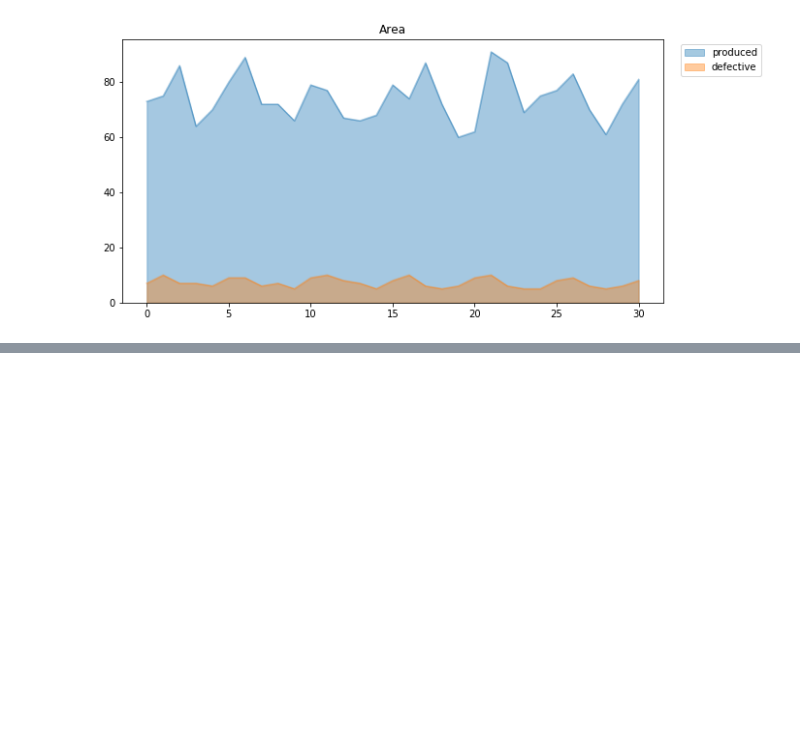
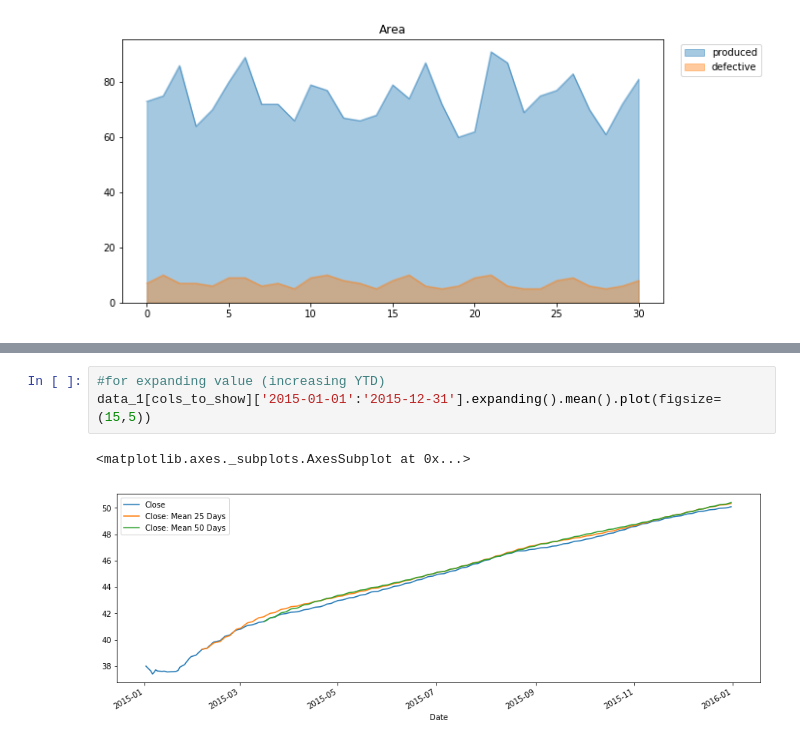
Before and after one commit to jakaesembodo/Python-Time-Series, a Jupyter notebook: time-series.ipynb, the cells around one changed output, grey strips where cells are left out. Cells and saved outputs as stored; diff of their text form; blank space fills up the shorter version.

```diff
--- a/time-series.ipynb
+++ b/time-series.ipynb
@@ -860,0 +1016,6 @@ df_viz_3.loc[0:30].plot.area(stacked=False, alpha = 0.4, figsize = (10,5), title
+# %%
+#for expanding value (increasing YTD)
+data_1[cols_to_show]['2015-01-01':'2015-12-31'].expanding().mean().plot(figsize=(15,5))
+# %% [output]
+<matplotlib.axes._subplots.AxesSubplot at 0x...>
+[figure, added]
```
Also changed, not shown: parts of 49 cells of this notebook.
